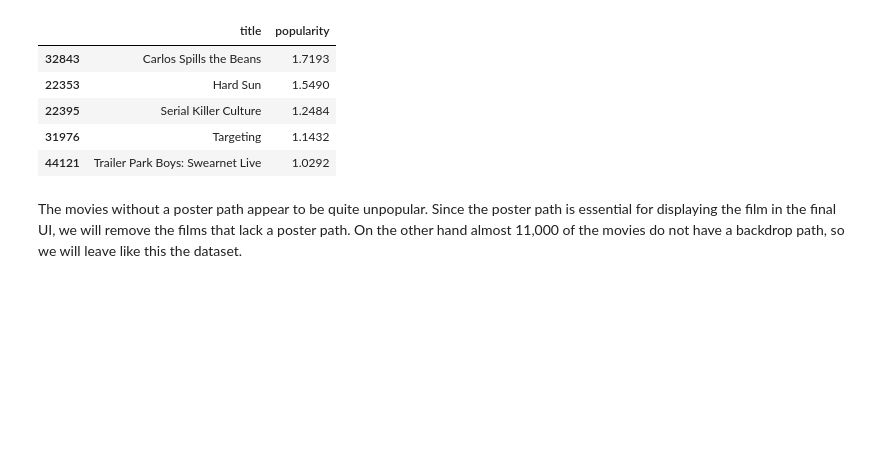
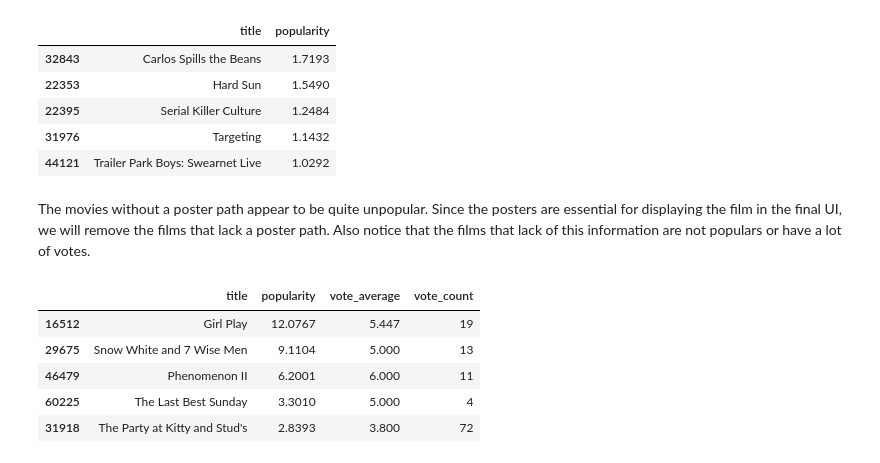
Before and after one commit to PablooDario/Movie-Recommender-System, a Jupyter notebook: Notebooks/3_Cleaning_and_Filtering_Movies.ipynb, the cells around one changed output. Saved outputs shown, nothing was run; the diff lists cells and outputs as text; code cells hidden in the pictures; blank space fills up the shorter version.

```diff
--- a/Notebooks/3_Cleaning_and_Filtering_Movies.ipynb
+++ b/Notebooks/3_Cleaning_and_Filtering_Movies.ipynb
@@ -131,6 +128,16 @@ mdf[mdf['poster_path'].isnull()].sort_values(by='popularity', ascending=False)[[
 | 31976 | Targeting | 1.1432 |
 | 44121 | Trailer Park Boys: Swearnet Live | 1.0292 |
 # %% [markdown]
-The movies without a poster path appear to be quite unpopular. Since the poster path is essential for displaying the film in the final UI, we will remove the films that lack a poster path. On the other hand almost 11,000 of the movies do not have a backdrop path, so we will leave like this the dataset.
+The movies without a poster path appear to be quite unpopular. Since the posters are essential for displaying the film in the final UI, we will remove the films that lack a poster path. Also notice that the films that lack of this information are not populars or have a lot of votes.
+# %%
+mdf[mdf['backdrop_path'].isnull()].\
+    sort_values(by='popularity', ascending=False)[['title', 'popularity', 'vote_average', 'vote_count']].head()
+# %% [output]
+|  | title | popularity | vote_average | vote_count |
+| 16512 | Girl Play | 12.0767 | 5.447 | 19 |
+| 29675 | Snow White and 7 Wise Men | 9.1104 | 5.000 | 13 |
+| 46479 | Phenomenon II | 6.2001 | 6.000 | 11 |
+| 60225 | The Last Best Sunday | 3.3010 | 5.000 | 4 |
+| 31918 | The Party at Kitty and Stud's | 2.8393 | 3.800 | 72 |
 # %%
 mdf.dropna(subset='poster_path', inplace=True)
```
Also changed, not shown: parts of 24 cells of this notebook, 1 other file.
